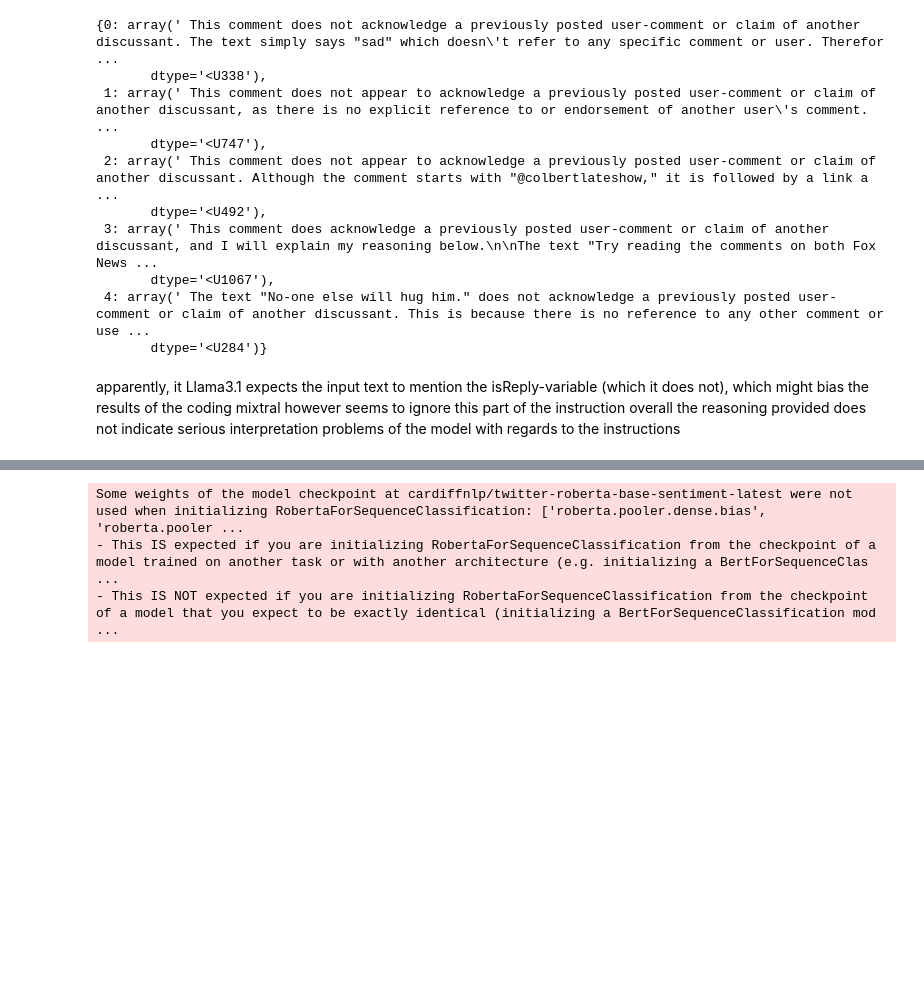
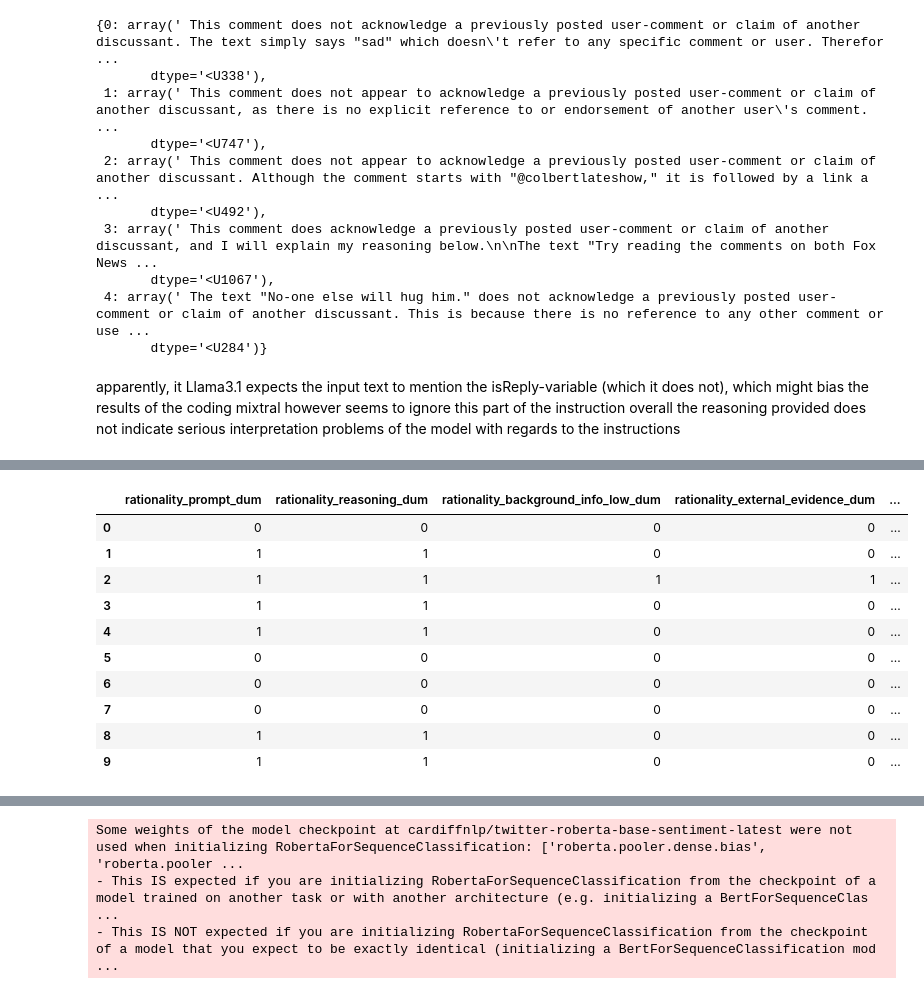
Before and after one commit to cl-trier/TWON-Exploration, a Jupyter notebook: 26--Classify PublicSphere-benchmark.ipynb, the cells around one changed output, grey strips where cells are left out. Cells and saved outputs as stored; diff of their text form; code cells hidden in the pictures; blank space fills up the shorter version.

```diff
--- a/26--Classify PublicSphere-benchmark.ipynb
+++ b/26--Classify PublicSphere-benchmark.ipynb
@@ -139,0 +199,3 @@ dataset_w_pred
+# %%
+#load data
+dataset_w_pred_anon = pd.read_parquet('data/publicsphere/publicsphere.cardiff_prompt_classify_anon.parquet')
@@ -139,0 +241,52 @@ dataset_w_pred
+# %%
+#make dummy variables for the items that are not yet dummified:
+dataset_w_pred_anon.loc[:, 'interactivity_acknowledgement_dum'] = dataset_w_pred_anon.loc[:, 'interactivity_acknowledgement_low'].map({"Yes": 1, "No":0}).fillna(0).astype(int)
+dataset_w_pred_anon.loc[:, 'rationality_external_evidence_dum'] = dataset_w_pred_anon.loc[:, 'rationality_external_evidence_low'].map({"Yes": 1, "No":0}).fillna(0).astype(int)
+dataset_w_pred_anon.loc[:, 'rationality_topic_relevance_dum'] = dataset_w_pred_anon.loc[:, 'rationality_topic_relevance_low'].map({"Yes": 1, "No":0}).fillna(0).astype(int)
+dataset_w_pred_anon.loc[:, 'rationality_background_info_low_dum'] = dataset_w_pred_anon.loc[:, 'rationality_background_info_low'].map({"Yes": 1, "No":0}).fillna(0).astype(int)
+dataset_w_pred_anon.loc[:, 'rationality_reasoning_dum'] = dataset_w_pred_anon.loc[:, 'rationality_reasoning_low'].map({"Yes": 1, "No":0}).fillna(0).astype(int)
+dataset_w_pred_anon.loc[:, 'intolerance_discrimination_dum'] = dataset_w_pred_anon.loc[:, 'intolerance_discrimination'].map({"Yes": 1, "No":0}).fillna(0).astype(int)
+dataset_w_pred_anon.loc[:, 'intolerance_rights_dum'] = dataset_w_pred_anon.loc[:, 'intolerance_rights'].map({"Yes": 1, "No":0}).fillna(0).astype(int)
+dataset_w_pred_anon.loc[:, 'intolerance_violence_dum'] = dataset_w_pred_anon.loc[:, 'intolerance_violence'].map({"Yes": 1, "No":0}).fillna(0).astype(int)
+dataset_w_pred_anon.loc[:, 'incivility_namecalling_dum'] = dataset_w_pred_anon.loc[:, 'incivility_namecalling'].map({"Yes": 1, "No":0}).fillna(0).astype(int)
+
+dataset_w_pred_anon.loc[:, 'political_conservative_US_dum'] = dataset_w_pred_anon.loc[:, 'political_ideology_US_low'].map({"conservative": 1}).fillna(0).astype(int)
+dataset_w_pred_anon.loc[:, 'political_liberal_US_dum'] = dataset_w_pred_anon.loc[:, 'political_ideology_US_low'].map({"liberal": 1}).fillna(0).astype(int)
+dataset_w_pred_anon.loc[:, 'political_opinion_US_dum'] = dataset_w_pred_anon.loc[:, 'political_ideology_US_low'].map({"liberal": 1, 'conservative': 1}).fillna(0).astype(int)
+
+dataset_w_pred_anon.loc[:, 'diversity_conservative__dum'] = dataset_w_pred_anon.loc[:, 'diversity_ideologicaldirection'].map({"Left/Liberal/Democratic": 0, "Absent":0, "Neutral":0, "Unclear which direction":0 , "Right/Conservative/Republican":1}).fillna(0).astype(int)
+dataset_w_pred_anon.loc[:, 'diversity_liberal_dum'] = dataset_w_pred_anon.loc[:, 'diversity_ideologicaldirection'].map({"Left/Liberal/Democratic": 1, "Absent":0, "Neutral":0, "Unclear which direction":0 , "Right/Conservative/Republican":0}).fillna(0).astype(int)
+
+dataset_w_pred_anon.loc[:, 'interactivity_acknowledgement_updated_dum'] = dataset_w_pred_anon.loc[:, 'interactivity_acknowledgement_updated'].map({"Yes": 1, "No":0}).fillna(0).astype(int)
+dataset_w_pred_anon.loc[:, 'rationality_background_info_updated_dum'] = dataset_w_pred_anon.loc[:, 'rationality_background_info_updated'].map({"Yes": 1, "No":0}).fillna(0).astype(int)
+dataset_w_pred_anon.loc[:, 'rationality_external_evidence_updated_dum'] = dataset_w_pred_anon.loc[:, 'rationality_external_evidence_updated'].map({"Yes": 1, "No":0}).fillna(0).astype(int)
+dataset_w_pred_anon.loc[:, 'incivility_namecalling_updated_dum'] = dataset_w_pred_anon.loc[:, 'incivility_namecalling_updated'].map({"Yes": 1, "No":0}).fillna(0).astype(int)
+
+dataset_w_pred_anon.loc[:, 'incivility_namecalling_edit_dum'] = dataset_w_pred_anon.loc[:, 'incivility_namecalling_edit'].map({"Yes": 1, "No":0}).fillna(0).astype(int)
+dataset_w_pred_anon.loc[:, 'rationality_reasoning_edit_dum'] = dataset_w_pred_anon.loc[:, 'rationality_reasoning_edit'].map({"Yes": 1, "No":0}).fillna(0).astype(int)
+dataset_w_pred_anon.loc[:, 'rationality_background_info_run2_dum'] = dataset_w_pred_anon.loc[:, 'rationality_background_info_run2'].map({"Yes": 1, "No":0}).fillna(0).astype(int)
+dataset_w_pred_anon.loc[:, 'rationality_external_evidence_run2_dum'] = dataset_w_pred_anon.loc[:, 'rationality_external_evidence_run2'].map({"Yes": 1, "No":0}).fillna(0).astype(int)
+
+dataset_w_pred_anon.loc[:, 'rationality_external_evidence_edit_dum'] = dataset_w_pred_anon.loc[:, 'rationality_external_evidence_edit'].map({"Yes": 1, "No":0}).fillna(0).astype(int)
+dataset_w_pred_anon.loc[:, 'rationality_background_info_edit_dum'] = dataset_w_pred_anon.loc[:, 'rationality_background_info_edit'].map({"Yes": 1, "No":0}).fillna(0).astype(int)
+# %%
+#create compound-concept variables with the latest version of the prompt:
+dataset_w_pred_anon.loc[:, 'rationality_prompt_dum'] = dataset_w_pred_anon.loc[:, ['rationality_reasoning_edit_dum','rationality_background_info_edit_dum','rationality_external_evidence_edit_dum']].max(axis=1)
+dataset_w_pred_anon.loc[:, 'incivility_prompt_dum'] = dataset_w_pred_anon.loc[:, ['incivility_namecalling_edit_dum', 'incivility_vulgarity_dum', 'incivility_attackreputation_dum',
+                'incivility_question_intelligence_dum', 'incivility_allcaps_dum', 'incivility_sarcasm_dum',
+              'intolerance_rights_dum', 'intolerance_discrimination_dum', 'intolerance_violence_dum']].max(axis=1)
+dataset_w_pred_anon.loc[:, 'hate_list_prompt_dum'] = dataset_w_pred_anon.loc[:, ['incivility_namecalling_edit_dum', 'incivility_vulgarity_dum', 'intolerance_rights_dum', 'intolerance_discrimination_dum', 'intolerance_violence_dum']].max(axis=1)
+# %%
+dataset_w_pred_anon.loc[:, ['rationality_prompt_dum', 'rationality_reasoning_dum','rationality_background_info_low_dum','rationality_external_evidence_dum', 'rationality_external_evidence_low','rationality_background_info_low','rationality_reasoning_low' ]].head(10)
+# %% [output]
+|  | rationality_prompt_dum | rationality_reasoning_dum | rationality_background_info_low_dum | rationality_external_evidence_dum | ... |
+| 0 | 0 | 0 | 0 | 0 | ... |
+| 1 | 1 | 1 | 0 | 0 | ... |
+| 2 | 1 | 1 | 1 | 1 | ... |
+| 3 | 1 | 1 | 0 | 0 | ... |
+| 4 | 1 | 1 | 0 | 0 | ... |
+| 5 | 0 | 0 | 0 | 0 | ... |
+| 6 | 0 | 0 | 0 | 0 | ... |
+| 7 | 0 | 0 | 0 | 0 | ... |
+| 8 | 1 | 1 | 0 | 0 | ... |
+| 9 | 1 | 1 | 0 | 0 | ... |
```
Also changed, not shown: parts of 47 cells of this notebook, 30 other files.
